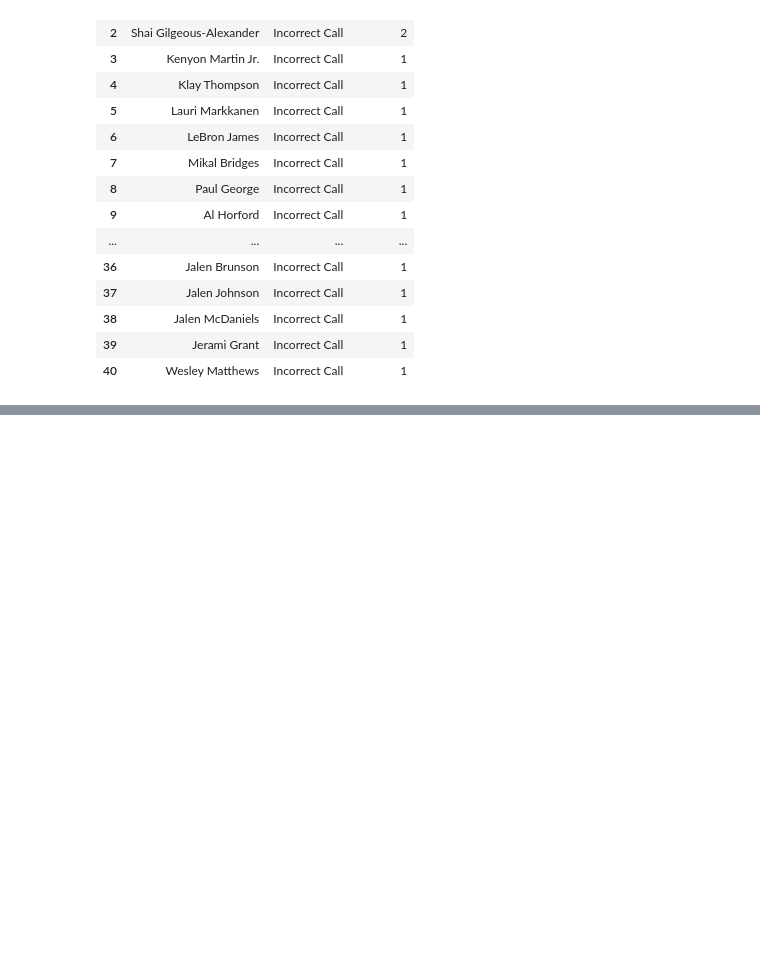
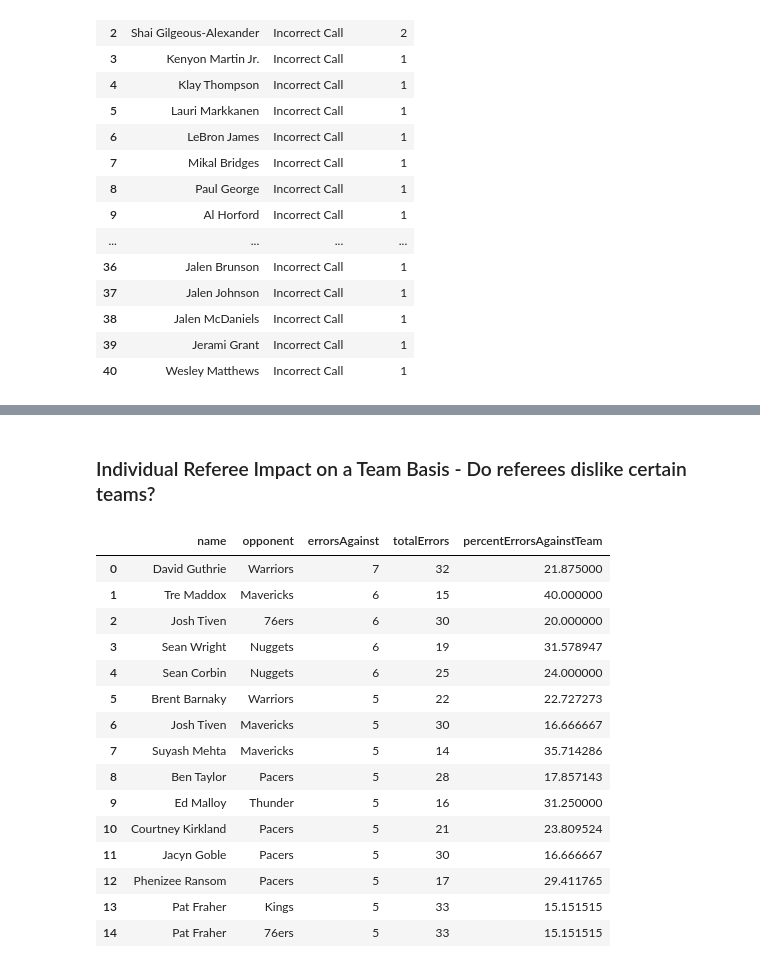
Before and after one commit to adithram/l2m, a Jupyter notebook: notebooks/data-inspection.ipynb, the cells around one changed output, grey strips where cells are left out. Saved outputs shown, nothing was run; the diff lists cells and outputs as text; code cells hidden in the pictures; blank space fills up the shorter version.

```diff
--- a/notebooks/data-inspection.ipynb
+++ b/notebooks/data-inspection.ipynb
@@ -276,0 +313,9 @@ combined_officials.head()
+# %%
+ref_harm_team_df = ref_team_df.groupby(["name", "opponent"]).sum()["errorsInFavor"].sort_values(ascending=False).to_frame().reset_index()
+combined_ref_harm_teams_df = pd.merge(ref_harm_team_df, combined_officials, how="outer", on="name")
+combined_ref_harm_teams_df["percentErrorsAgainstTeam"] = combined_ref_harm_teams_df["errorsInFavor"] / combined_ref_harm_teams_df["errors"] * 100
+combined_ref_harm_teams_df = combined_ref_harm_teams_df.sort_values(by="errorsInFavor", ascending=False).reset_index()
+del combined_ref_harm_teams_df["index"]
+del combined_ref_harm_teams_df["errorsPerGame"]
+del combined_ref_harm_teams_df["gameCount"]
+combined_ref_harm_teams_df = combined_ref_harm_teams_df.rename(columns={"errors": "totalErrors", "errorsInFavor": "errorsAgainst"})
@@ -276,0 +343,21 @@ combined_officials.head()
+# %% [markdown]
+### Individual Referee Impact on a Team Basis - Do referees dislike certain teams?
+# %%
+combined_ref_harm_teams_df.head(15)
+# %% [output]
+|  | name | opponent | errorsAgainst | totalErrors | percentErrorsAgainstTeam |
+| 0 | David Guthrie | Warriors | 7 | 32 | 21.875000 |
+| 1 | Tre Maddox | Mavericks | 6 | 15 | 40.000000 |
+| 2 | Josh Tiven | 76ers | 6 | 30 | 20.000000 |
+| 3 | Sean Wright | Nuggets | 6 | 19 | 31.578947 |
+| 4 | Sean Corbin | Nuggets | 6 | 25 | 24.000000 |
+| 5 | Brent Barnaky | Warriors | 5 | 22 | 22.727273 |
+| 6 | Josh Tiven | Mavericks | 5 | 30 | 16.666667 |
+| 7 | Suyash Mehta | Mavericks | 5 | 14 | 35.714286 |
+| 8 | Ben Taylor | Pacers | 5 | 28 | 17.857143 |
+| 9 | Ed Malloy | Thunder | 5 | 16 | 31.250000 |
+| 10 | Courtney Kirkland | Pacers | 5 | 21 | 23.809524 |
+| 11 | Jacyn Goble | Pacers | 5 | 30 | 16.666667 |
+| 12 | Phenizee Ransom | Pacers | 5 | 17 | 29.411765 |
+| 13 | Pat Fraher | Kings | 5 | 33 | 15.151515 |
+| 14 | Pat Fraher | 76ers | 5 | 33 | 15.151515 |
```
Also changed, not shown: parts of 30 cells of this notebook, 3 other files.
